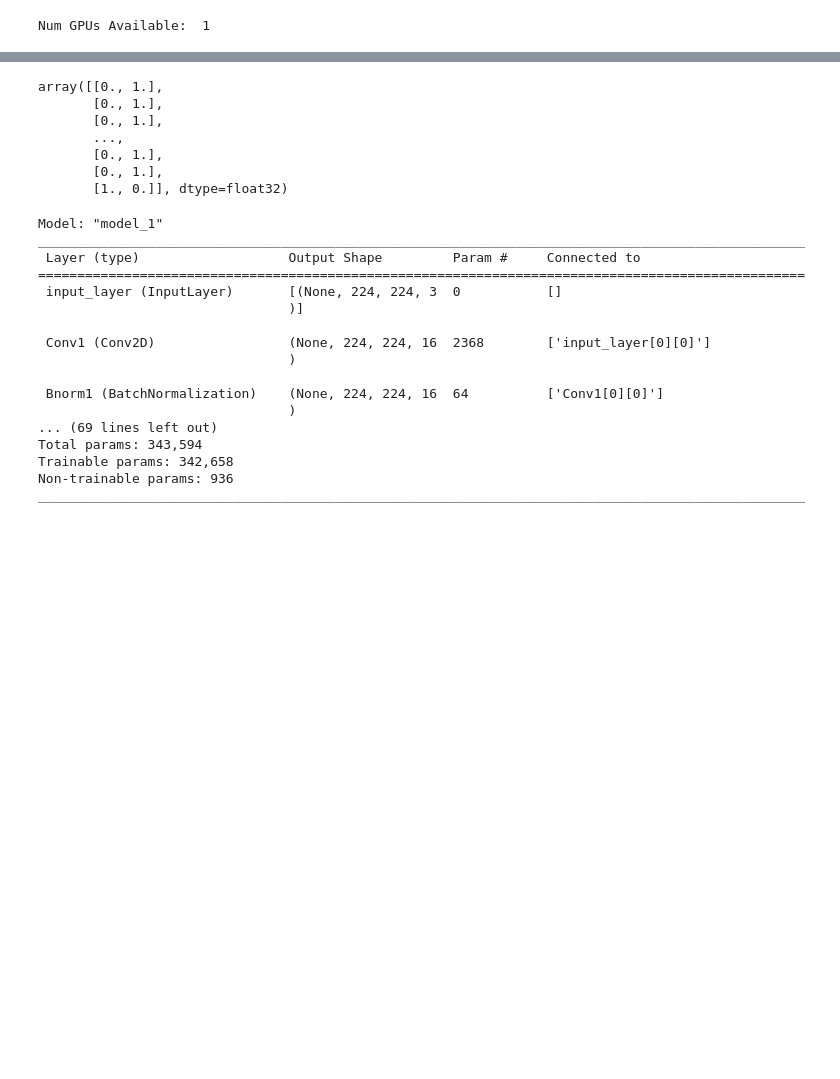
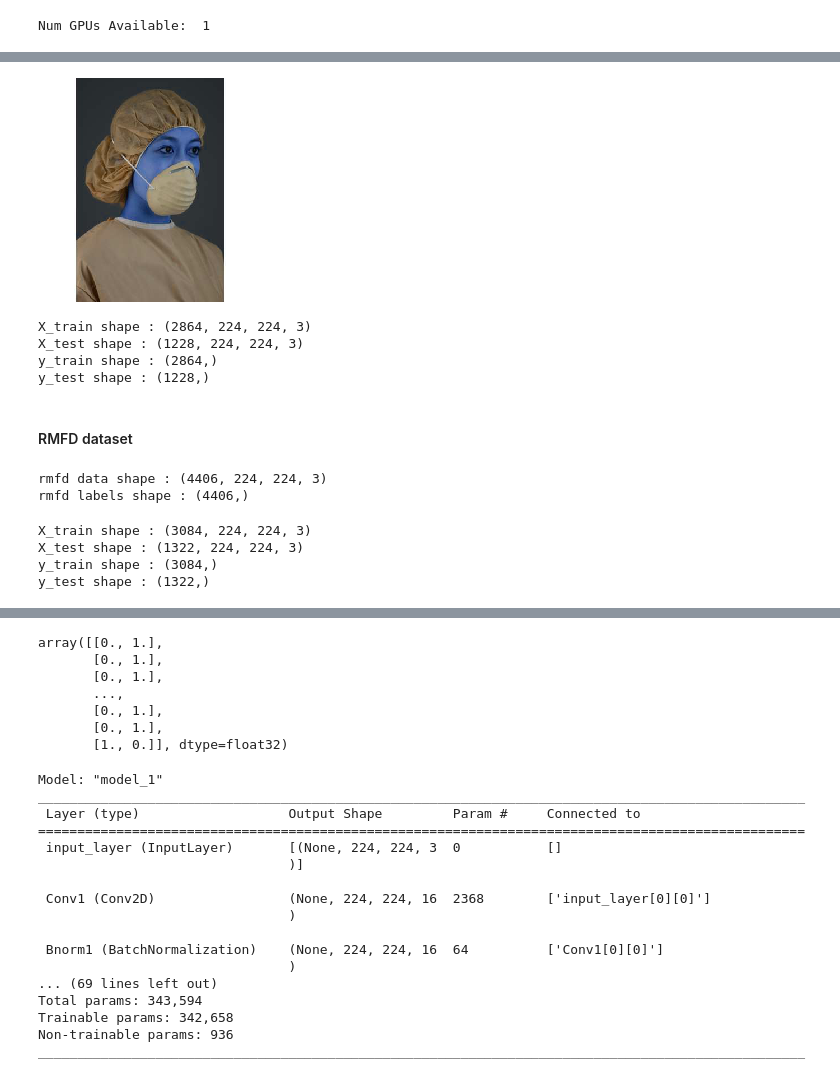
Before and after one commit to ZahraDehghani99/FacemaskWearingAlertSystem, a Jupyter notebook: FaceMaskClassifier.ipynb, the cells around one changed output, grey strips where cells are left out. Saved outputs shown, nothing was run; the diff lists cells and outputs as text; code cells hidden in the pictures; blank space fills up the shorter version.

```diff
--- a/FaceMaskClassifier.ipynb
+++ b/FaceMaskClassifier.ipynb
@@ -110,0 +121,19 @@ testX = testX.astype("float") / 255.0
+# %%
+cv2_imshow(cdd_data[0])
+# %% [output]
+[figure, added]
+# %%
+# partition the data into training and testing splits using 70% of
+# the data for training and the remaining 30% for testing
+X_train_cdd, X_test_cdd, y_train_cdd, y_test_cdd = train_test_split(cdd_data, cdd_labels, test_size=0.30,
+                                                                    stratify=cdd_labels, random_state=42)
+
+print(f'X_train shape : {X_train_cdd.shape}')
+print(f'X_test shape : {X_test_cdd.shape}')
+print(f'y_train shape : {y_train_cdd.shape}')
+print(f'y_test shape : {y_test_cdd.shape}')
+# %% [output]
+X_train shape : (2864, 224, 224, 3)
+X_test shape : (1228, 224, 224, 3)
+y_train shape : (2864,)
+y_test shape : (1228,)
@@ -110,0 +143,26 @@ testX = testX.astype("float") / 255.0
+# %% [markdown]
+#### RMFD dataset
+# %%
+rmfd_data = np.load(base_path + "rmfd_data.npy", mmap_mode='c')
+rmfd_labels = np.load(base_path + "rmfd_labels.npy", mmap_mode='c')
+
+print(f'rmfd data shape : {rmfd_data.shape}')
+print(f'rmfd labels shape : {rmfd_labels.shape}')
+# %% [output]
+rmfd data shape : (4406, 224, 224, 3)
+rmfd labels shape : (4406,)
+# %%
+# partition the data into training and testing splits using 70% of
+# the data for training and the remaining 30% for testing
+X_train_rmfd, X_test_rmfd, y_train_rmfd, y_test_rmfd = train_test_split(rmfd_data, rmfd_labels, test_size=0.30,
+                                                                    stratify=rmfd_labels, random_state=42)
+
+print(f'X_train shape : {X_train_rmfd.shape}')
+print(f'X_test shape : {X_test_rmfd.shape}')
+print(f'y_train shape : {y_train_rmfd.shape}')
+print(f'y_test shape : {y_test_rmfd.shape}')
+# %% [output]
+X_train shape : (3084, 224, 224, 3)
+X_test shape : (1322, 224, 224, 3)
+y_train shape : (3084,)
+y_test shape : (1322,)
```
Also changed, not shown: parts of 51 cells of this notebook.
